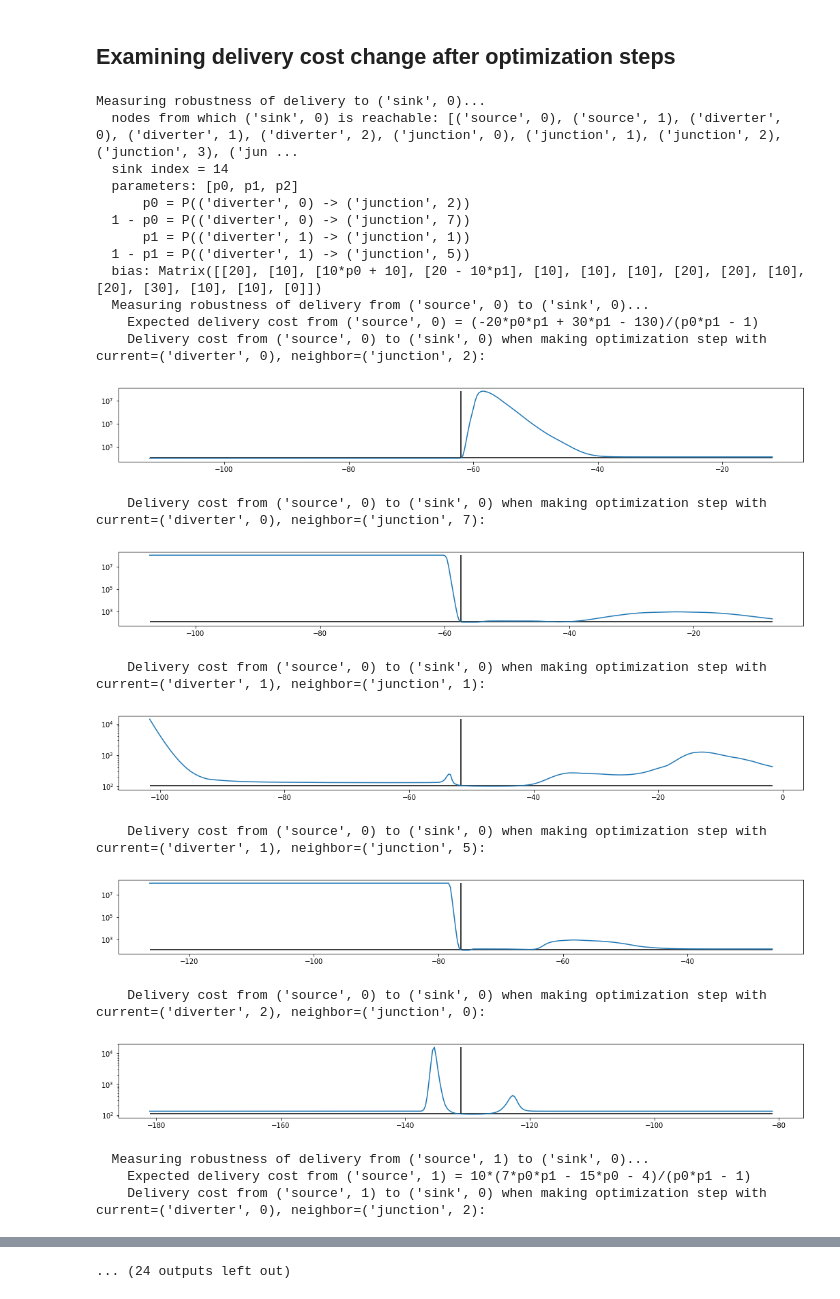
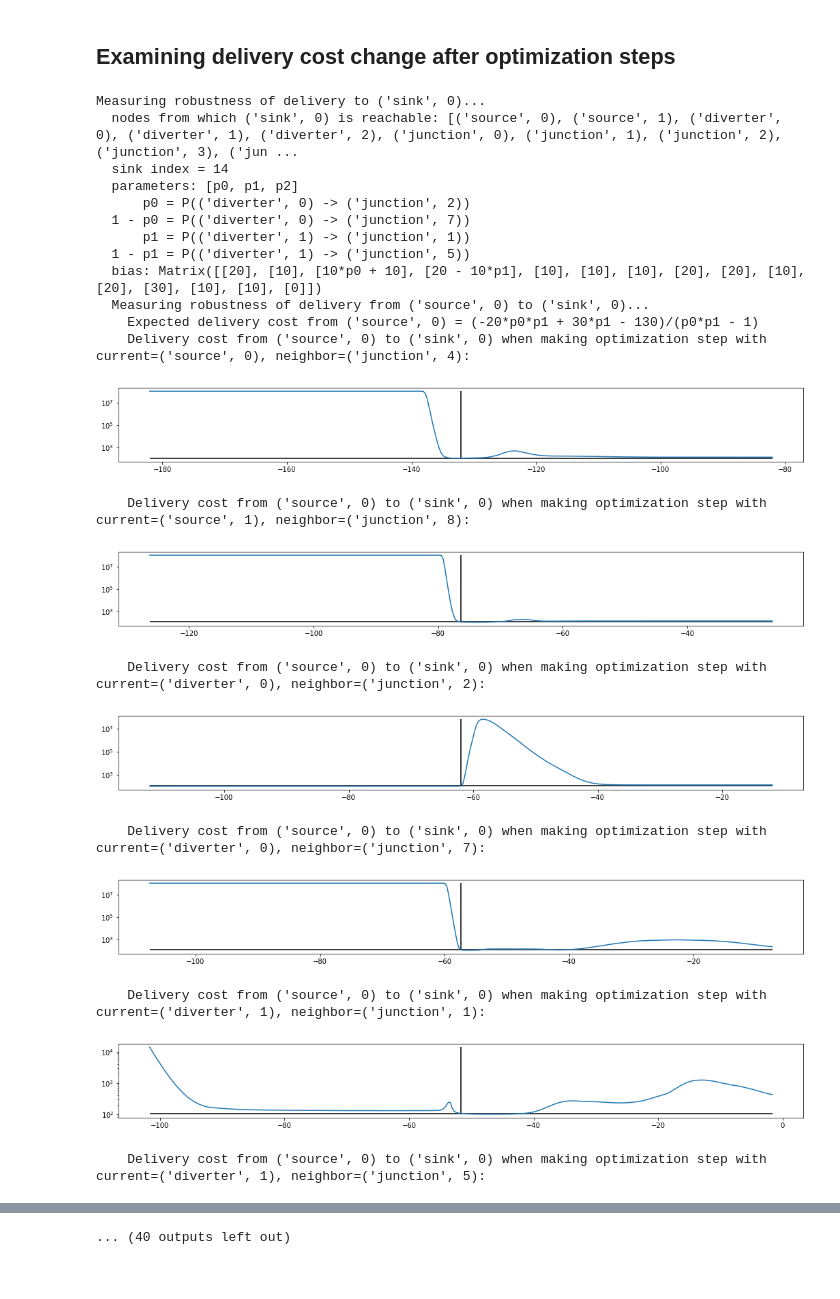
Before and after one commit to flyingleafe/dqnroute, a Jupyter notebook: notebooks/igor_run_simulation.ipynb, the cells around one changed output, grey strips where cells are left out. Cells and saved outputs as stored; diff of their text form; code cells hidden in the pictures.

```diff
--- a/notebooks/igor_run_simulation.ipynb
+++ b/notebooks/igor_run_simulation.ipynb
@@ -559,8 +559,8 @@ for sink in g.sinks:
                 objective_inputs += [first_p]
             return objective(*objective_inputs).item()
 
-        # TODO also include junctions and sources??
-        for node_key in g.diverters:
+        # TODO also include junctions?? but they do not have corresponding routers!
+        for node_key in g.sources + g.diverters:
             curent_embedding, neighbors, neighbor_embeddings = g.node_to_embeddings(node_key, sink)
 
             for neighbor_key, neighbor_embedding in zip(neighbors, neighbor_embeddings):
@@ -592,43 +592,41 @@ for sink in g.sinks:
                 if torch.isinf(objective_values).any():
                     print("      INFINITIES PRESENT IN COMPUTED VALUES")
                     inf_indices = torch.isinf(objective_values)
                     if sum(inf_indices) == objective_values.numel():
                         continue
                     regular_values = objective_values[~inf_indices]
                     neginf_indices = (objective_values < 0) & inf_indices
                     posinf_indices = (objective_values > 0) & inf_indices
                     objective_values[neginf_indices] = min(regular_values) - 5
                     objective_values[posinf_indices] = max(regular_values) + 5
                 plt.figure(figsize=(18, 2))
                 plt.yscale("log")
                 plt.plot(actual_qs, objective_values)
                 gap = max(objective_values) - min(objective_values)
                 y_delta = 0 if gap > 0 else 5
                 plt.vlines(reference_q, min(objective_values) - y_delta, max(objective_values) + y_delta)
                 plt.hlines(objective_values[len(objective_values) // 2], min(actual_qs), max(actual_qs))
                 plt.show()
 # %% [output]
 Measuring robustness of delivery to ('sink', 0)...
   nodes from which ('sink', 0) is reachable: [('source', 0), ('source', 1), ('diverter', 0), ('diverter', 1), ('diverter', 2), ('junction', 0), ('junction', 1), ('junction', 2), ('junction', 3), ('jun ...
   sink index = 14
   parameters: [p0, p1, p2]
       p0 = P(('diverter', 0) -> ('junction', 2))
   1 - p0 = P(('diverter', 0) -> ('junction', 7))
       p1 = P(('diverter', 1) -> ('junction', 1))
   1 - p1 = P(('diverter', 1) -> ('junction', 5))
   bias: Matrix([[20], [10], [10*p0 + 10], [20 - 10*p1], [10], [10], [10], [20], [20], [10], [20], [30], [10], [10], [0]])
   Measuring robustness of delivery from ('source', 0) to ('sink', 0)...
     Expected delivery cost from ('source', 0) = (-20*p0*p1 + 30*p1 - 130)/(p0*p1 - 1)
-    Delivery cost from ('source', 0) to ('sink', 0) when making optimization step with current=('diverter', 0), neighbor=('junction', 2):
+    Delivery cost from ('source', 0) to ('sink', 0) when making optimization step with current=('source', 0), neighbor=('junction', 4):
-[figure, old version]
+[figure, new version]
-    Delivery cost from ('source', 0) to ('sink', 0) when making optimization step with current=('diverter', 0), neighbor=('junction', 7):
+    Delivery cost from ('source', 0) to ('sink', 0) when making optimization step with current=('source', 1), neighbor=('junction', 8):
-[figure, old version]
+[figure, new version]
-    Delivery cost from ('source', 0) to ('sink', 0) when making optimization step with current=('diverter', 1), neighbor=('junction', 1):
+    Delivery cost from ('source', 0) to ('sink', 0) when making optimization step with current=('diverter', 0), neighbor=('junction', 2):
-[figure, old version]
+[figure, new version]
-    Delivery cost from ('source', 0) to ('sink', 0) when making optimization step with current=('diverter', 1), neighbor=('junction', 5):
+    Delivery cost from ('source', 0) to ('sink', 0) when making optimization step with current=('diverter', 0), neighbor=('junction', 7):
-[figure, old version]
+[figure, new version]
-    Delivery cost from ('source', 0) to ('sink', 0) when making optimization step with current=('diverter', 2), neighbor=('junction', 0):
+    Delivery cost from ('source', 0) to ('sink', 0) when making optimization step with current=('diverter', 1), neighbor=('junction', 1):
-[figure, old version]
+[figure, new version]
-  Measuring robustness of delivery from ('source', 1) to ('sink', 0)...
-    Expected delivery cost from ('source', 1) = 10*(7*p0*p1 - 15*p0 - 4)/(p0*p1 - 1)
-    Delivery cost from ('source', 1) to ('sink', 0) when making optimization step with current=('diverter', 0), neighbor=('junction', 2):
+    Delivery cost from ('source', 0) to ('sink', 0) when making optimization step with current=('diverter', 1), neighbor=('junction', 5):
@@ -636 +634 @@ Measuring robustness of delivery to ('sink', 0)...
-... (24 outputs left out)
+... (40 outputs left out)
```
Also changed, not shown: parts of 2 cells of this notebook, 1 other file.
